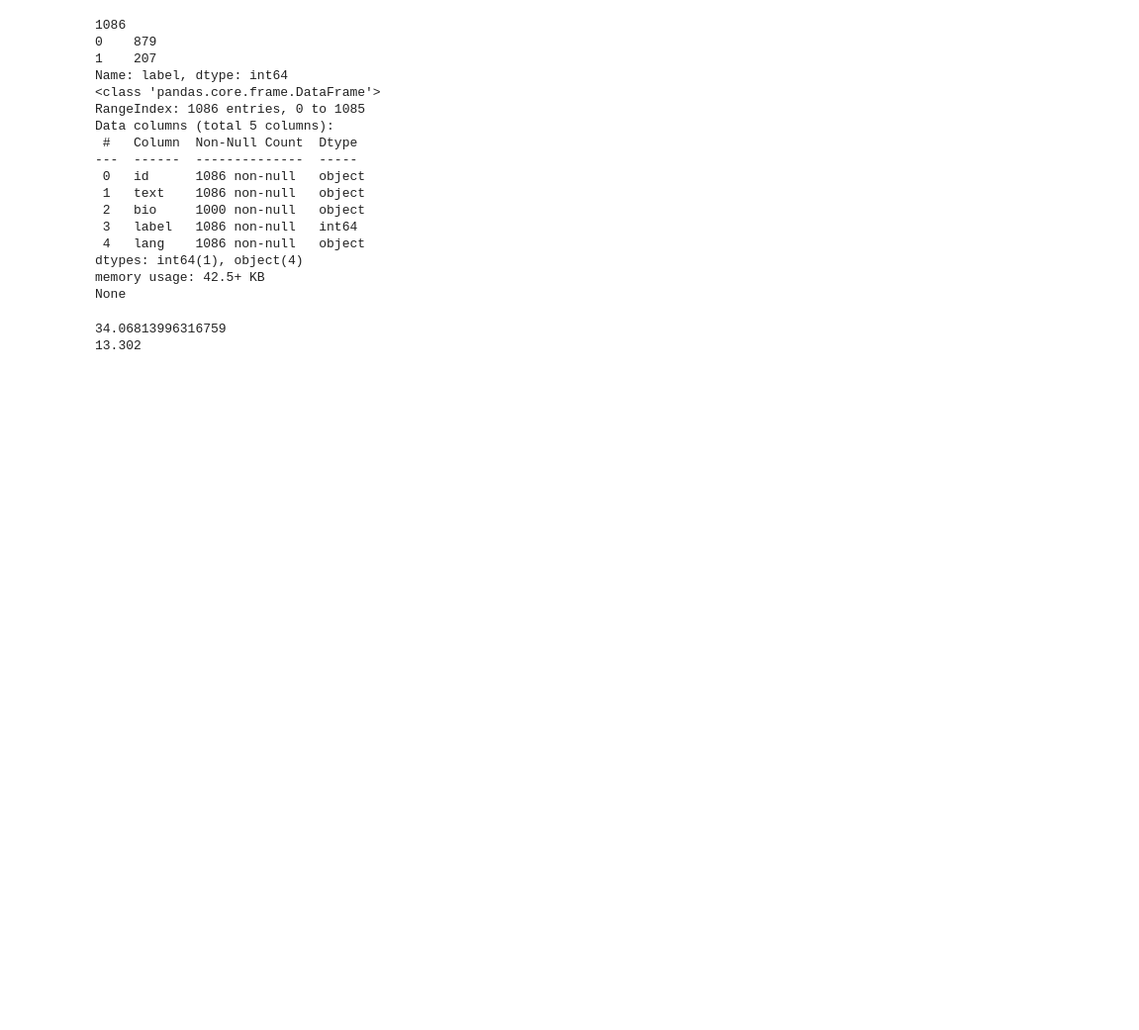
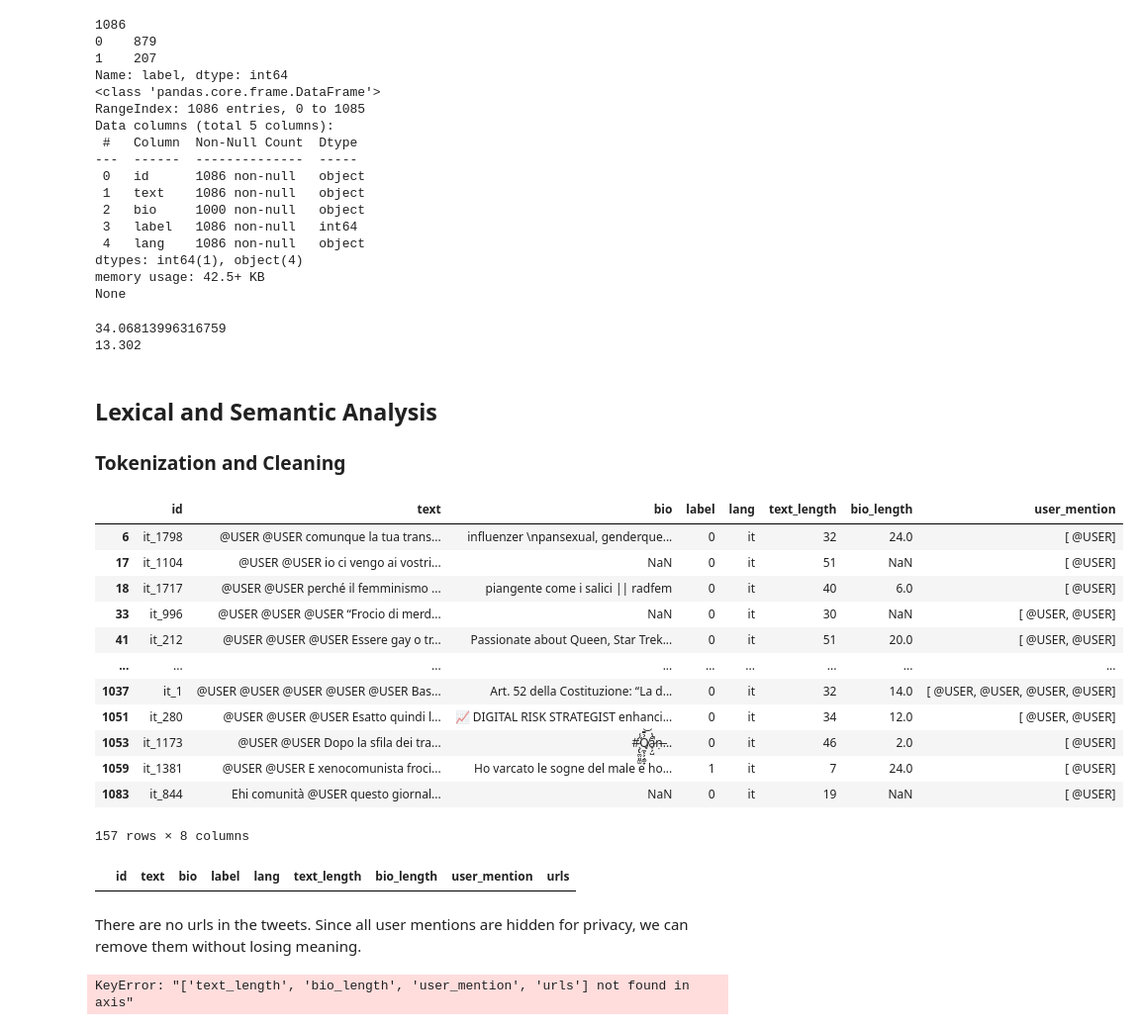
Before and after one commit to simocasaz/evalita2026-multipride-UniBO-FICLIT, a Jupyter notebook: data_analysis.ipynb, the cells around one changed output. Shown at 99% size. Cells and saved outputs as stored; diff of their text form; code cells hidden in the pictures; blank space fills up the shorter version.

Commit message:
feat(data_analysis): add to sections, add tokenisation and cleaning section

```diff
--- a/data_analysis.ipynb
+++ b/data_analysis.ipynb
@@ -58,3 +64,33 @@ print(data['bio_length'].mean())
 # %% [output]
 34.06813996316759
 13.302
+# %% [markdown]
+## Lexical and Semantic Analysis
+### Tokenization and Cleaning
+# %%
+# Check for user mentions
+data["user_mention"] = data["text"].apply(lambda x: re.findall(r"\s@\w+", x))
+
+data[data["user_mention"].apply(lambda x: len(x) > 0)]
+# %% [output]
+|  | id | text | bio | label | lang | text_length | bio_length | user_mention |
+| 6 | it_1798 | @USER @USER comunque la tua trans... | influenzer \npansexual, genderque... | 0 | it | 32 | 24.0 | [ @USER] |
+| 17 | it_1104 | @USER @USER io ci vengo ai vostri... | NaN | 0 | it | 51 | NaN | [ @USER] |
+| 18 | it_1717 | @USER @USER perché il femminismo ... | piangente come i salici || radfem | 0 | it | 40 | 6.0 | [ @USER] |
+| 33 | it_996 | @USER @USER @USER “Frocio di merd... | NaN | 0 | it | 30 | NaN | [ @USER, @USER] |
+| 41 | it_212 | @USER @USER @USER Essere gay o tr... | Passionate about Queen, Star Trek... | 0 | it | 51 | 20.0 | [ @USER, @USER] |
+| ... | ... | ... | ... | ... | ... | ... | ... | ... |
+| 1037 | it_1 | @USER @USER @USER @USER @USER Bas... | Art. 52 della Costituzione: “La d... | 0 | it | 32 | 14.0 | [ @USER, @USER, @USER, @USER] |
+| 1051 | it_280 | @USER @USER @USER Esatto quindi l... | 📈 DIGITAL RISK STRATEGIST enhanci... | 0 | it | 34 | 12.0 | [ @USER, @USER] |
+| 1053 | it_1173 | @USER @USER Dopo la sfila dei tra... | #̷̧̢̼̤͈̼̫̋̾Q̸̼͔͕̗͚̟̉̄̄͝a̷̞̗̺̐̔̚ṇ̶... | 0 | it | 46 | 2.0 | [ @USER] |
+| 1059 | it_1381 | @USER @USER E xenocomunista froci... | Ho varcato le sogne del male e ho... | 1 | it | 7 | 24.0 | [ @USER] |
+| 1083 | it_844 | Ehi comunità @USER questo giornal... | NaN | 0 | it | 19 | NaN | [ @USER] |
+157 rows × 8 columns
+# %%
+# Check for urls
+data["urls"] = data["text"].apply(lambda x: re.findall(r"www", x))
+data[data["urls"].apply(lambda x: len(x) > 0)]
+# %% [output]
+|  | id | text | bio | label | lang | text_length | bio_length | user_mention | urls |
+# %% [markdown]
+There are no urls in the tweets. Since all user mentions are hidden for privacy, we can remove them without losing meaning.
@@ -60,0 +107,5 @@ print(data['bio_length'].mean())
+# %%
+# Drop useless columns
+data = data.drop(columns=["text_length", "bio_length", "user_mention", "urls"])
+# %% [output]
+KeyError: "['text_length', 'bio_length', 'user_mention', 'urls'] not found in axis"
```
Also changed, not shown: parts of 14 cells of this notebook.
